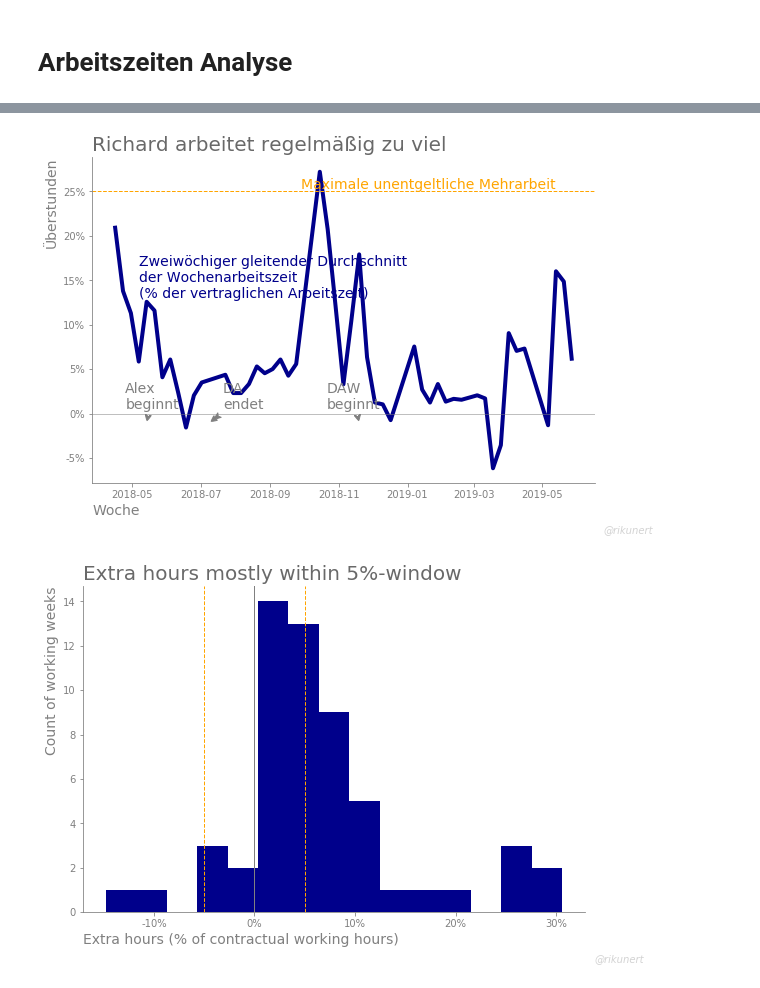
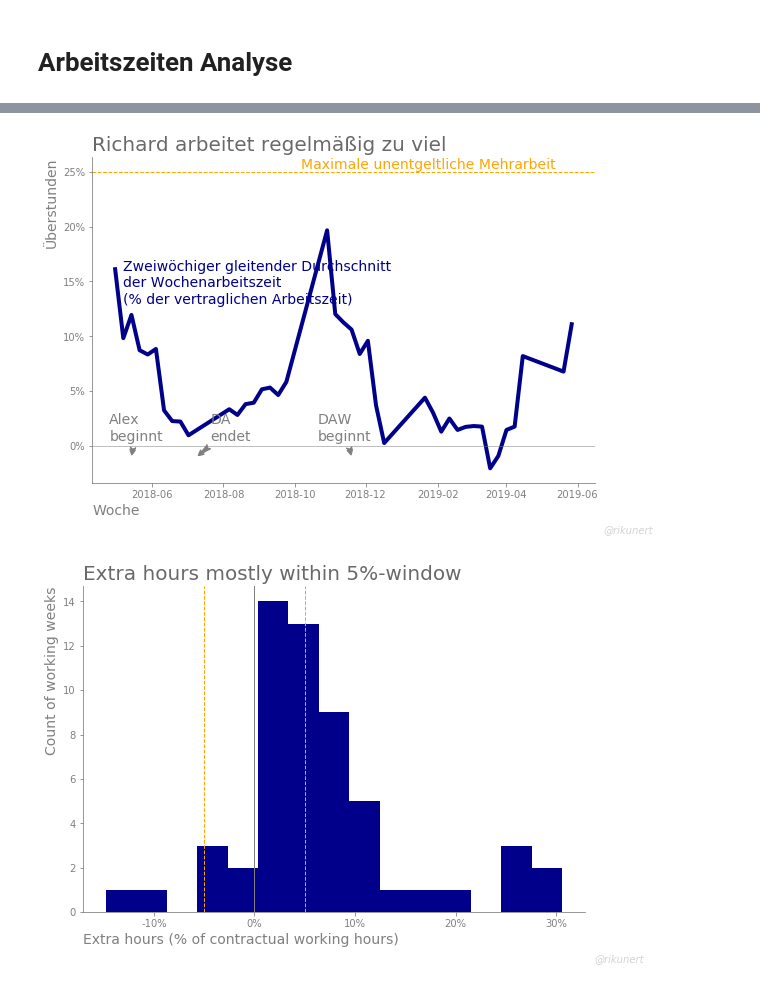
Before and after one commit to rikunert/working_hours, a Jupyter notebook: Arbeitszeiten_analyse.ipynb, the cells around one changed output, grey strips where cells are left out. Cells and saved outputs as stored; diff of their text form; code cells hidden in the pictures.

```diff
--- a/Arbeitszeiten_analyse.ipynb
+++ b/Arbeitszeiten_analyse.ipynb
@@ -103,10 +59,0 @@ df.shape
-# %%
-'''fig, ax = plt.subplots(figsize=[9, 6])
-
-sns.distplot(df['Arbeitsbeginn_h'].dropna(), rug=False, kde=False, ax=ax)
-ax.xaxis.set_major_locator(MaxNLocator(integer=True))
-ax.set(xlabel='Arbeitsbeginn (Uhrzeit)',
-         ylabel='Anzahl',
-         title='Der Arbeitstag beginnt im Durchschnitt gegen 9:08 Uhr')
-
-#fig.savefig('Arbeitsbeginn.png')'''
@@ -119,22 +59,0 @@ ax.set(xlabel='Arbeitsbeginn (Uhrzeit)',
-# %%
-'''fig, ax = plt.subplots(nrows = 3, figsize=[9, 18])
-
-sns.distplot(df['Arbeitsbeginn_h'].dropna(), rug=True, ax=ax[0])
-ax[0].xaxis.set_major_locator(MaxNLocator(integer=True))
-ax[0].set(xlabel='Arbeitsbeginn (Uhrzeit)',
-         ylabel='Anzahl',
-         title='Der Arbeitstag beginnt im Durchschnitt gegen 9 Uhr')
-
-sns.distplot(df['Arbeitsende_h'].dropna(), rug=True, ax=ax[1])
-ax[1].xaxis.set_major_locator(MaxNLocator(integer=True))
-ax[1].set(xlabel='Arbeitsende (Uhrzeit)',
-         ylabel='Anzahl',
-         title='Der Arbeitstag endet im Durchschnitt gegen 19 Uhr')
-
-sns.regplot(x='Arbeitsbeginn_h', y='Arbeitsende_h', data=df, ax=ax[2])
-ax[2].xaxis.set_major_locator(MaxNLocator(integer=True))
-ax[2].yaxis.set_major_locator(MaxNLocator(integer=True))
-ax[2].set(xlabel='Arbeitbeginn (Uhrzeit)',
-         ylabel='Arbeitsende (Uhrzeit)',
-         title='Es gibt keinen Zusammenhang zwischen Beginn und Ende des Arbeitstages')
-#fig.savefig('Arbeitszeiten.png')'''
@@ -143,9 +59,0 @@ ax[2].set(xlabel='Arbeitbeginn (Uhrzeit)',
-# %%
-'''print(df['Arbeitszeit_h'].describe())
-
-fig, ax = plt.subplots(figsize=[9, 18/3])
-sns.distplot(df['Arbeitszeit_h'].dropna(), rug=True, ax=ax)
-ax.xaxis.set_major_locator(MaxNLocator(integer=True))
-ax.set(xlabel='Geleistete Arbeitszeit (Stunden)',
-         ylabel='Anzahl',
-         title='Im Durchschnitt arbeite ich 8:30 pro Tag')'''
@@ -220,7 +114,7 @@ def nuss_style_fun(ax, title, author_line=True):
     return ax
 # %%
 fig, ax = plt.subplots(figsize=[9, 18/3])
-sns.lineplot(data=df_KW['perc_extra_hours'].rolling(2).mean(), ax=ax,
+sns.lineplot(data=df_KW['perc_extra_hours'].rolling(4).mean(), ax=ax,
              color='darkblue',
             linewidth=4)
 ax.axhline(y=0, color='grey', linewidth=0.5)
@@ -250,34 +144,34 @@ ax.annotate("Alex\nbeginnt",
             color='grey', size=14,
             xy=(pd.Timestamp(2018,5,14), -0.01), xycoords='data',
             xytext=(pd.Timestamp(2018,4,25), 0.005), textcoords='data',
             arrowprops=dict(arrowstyle="fancy",
                            color='grey'))
 
 ax.annotate("DA\nendet",
             color='grey', size=14,
             xy=(pd.Timestamp(2018, 7, 9), -0.01), xycoords='data',
             xytext=(pd.Timestamp(2018, 7, 21), 0.005), textcoords='data',
             arrowprops=dict(arrowstyle="fancy",
                            color='grey'))
 
 ax.annotate("DAW\nbeginnt",
             color='grey', size=14,
             xy=(pd.Timestamp(2018, 11, 19), -0.01), xycoords='data',
             xytext=(pd.Timestamp(2018, 10, 21), 0.005), textcoords='data',
             arrowprops=dict(arrowstyle="fancy",
                            color='grey'))
 '''
 ax.annotate("Neuer\nVertrag",
             color='grey', size=14,
             xy=(pd.Timestamp(2019, 1, 18), -0.01), xycoords='data',
             xytext=(pd.Timestamp(2018, 12, 1), 0.005), textcoords='data',
             arrowprops=dict(arrowstyle="fancy",
                            color='grey'))
 '''
 fig.patch.set_facecolor('w')
 #fig.savefig('extra_hours.png')
 # %% [output]
-[figure, old version]
+[figure, new version]
 # %%
 df_KW['perc_extra_hours'] = ((df_KW['cum_Arbeitszeit_pro_Woche_h'] / df_KW['cum_Arbeitszeit_nominal_pro_Woche_h']) - 1)
 
```
Also changed, not shown: parts of 16 cells of this notebook, 1 other file.
